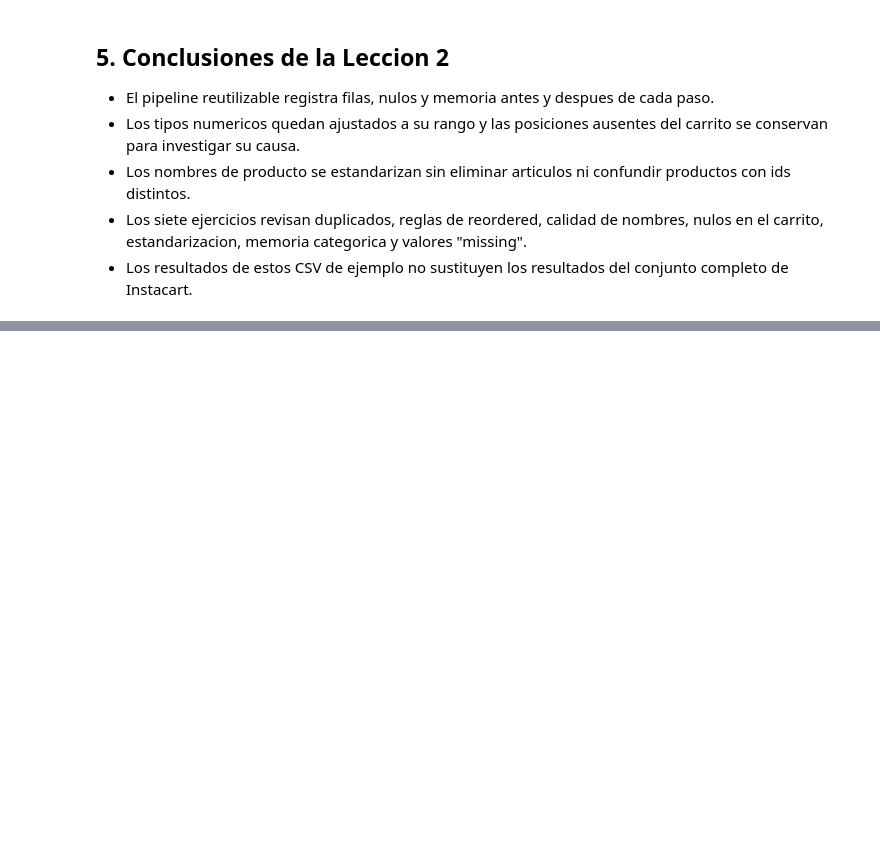
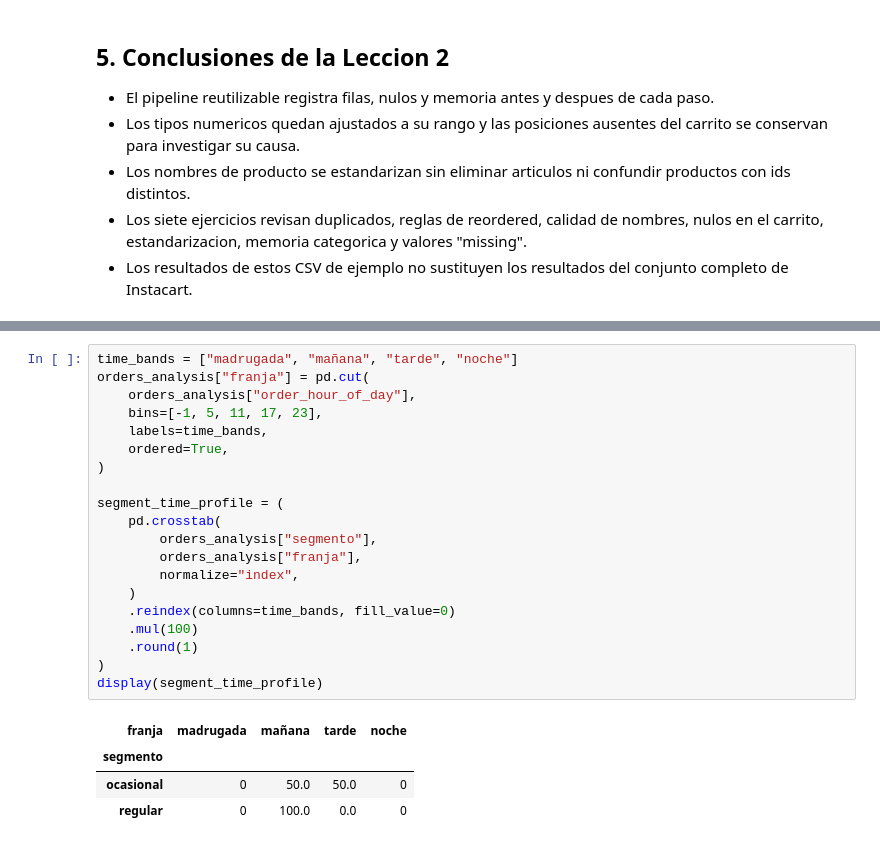
Before and after one commit to orozco231212/INSTARCARD_ANALISIS, a Jupyter notebook: instacart-analisis/notebooks/pandas_labs.ipynb, the cells around one changed output, grey strips where cells are left out. Drawn from its saved outputs; the diff is of its cells as text; blank space fills up the shorter version.

```diff
--- a/instacart-analisis/notebooks/pandas_labs.ipynb
+++ b/instacart-analisis/notebooks/pandas_labs.ipynb
@@ -541,0 +644,25 @@ La tabla original conserva sus valores: ['produce', 'dairy']
+# %%
+time_bands = ["madrugada", "mañana", "tarde", "noche"]
+orders_analysis["franja"] = pd.cut(
+    orders_analysis["order_hour_of_day"],
+    bins=[-1, 5, 11, 17, 23],
+    labels=time_bands,
+    ordered=True,
+)
+
+segment_time_profile = (
+    pd.crosstab(
+        orders_analysis["segmento"],
+        orders_analysis["franja"],
+        normalize="index",
+    )
+    .reindex(columns=time_bands, fill_value=0)
+    .mul(100)
+    .round(1)
+)
+display(segment_time_profile)
+# %% [output]
+| franja | madrugada | mañana | tarde | noche |
+| segmento |  |  |  |  |
+| ocasional | 0 | 50.0 | 50.0 | 0 |
+| regular | 0 | 100.0 | 0.0 | 0 |
```
Also changed, not shown: parts of 36 cells of this notebook.
